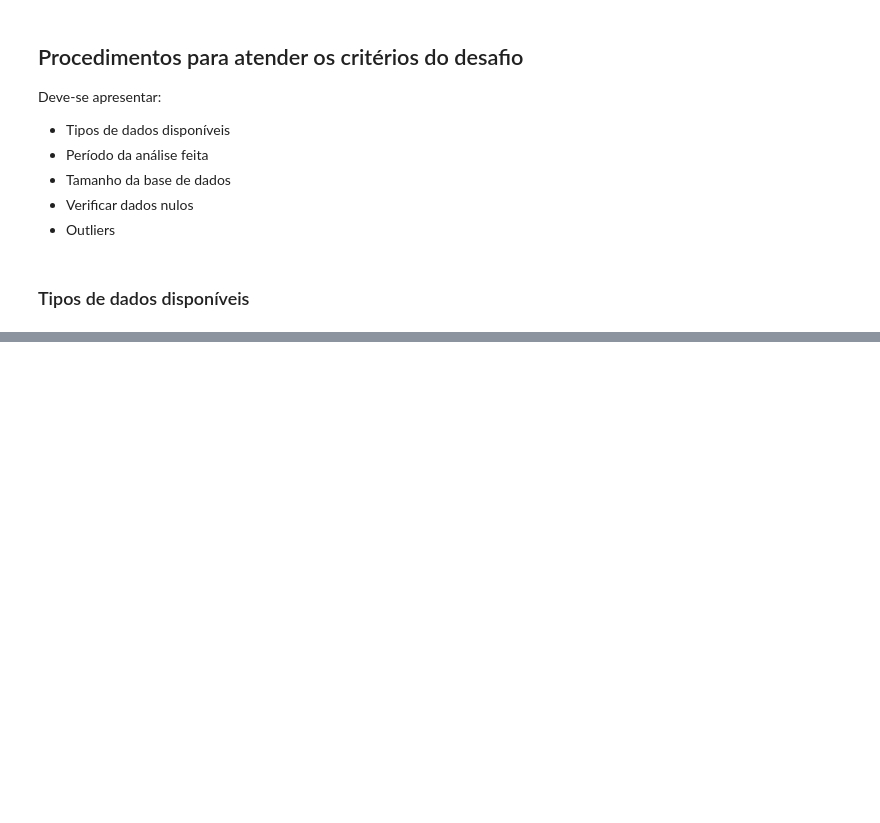
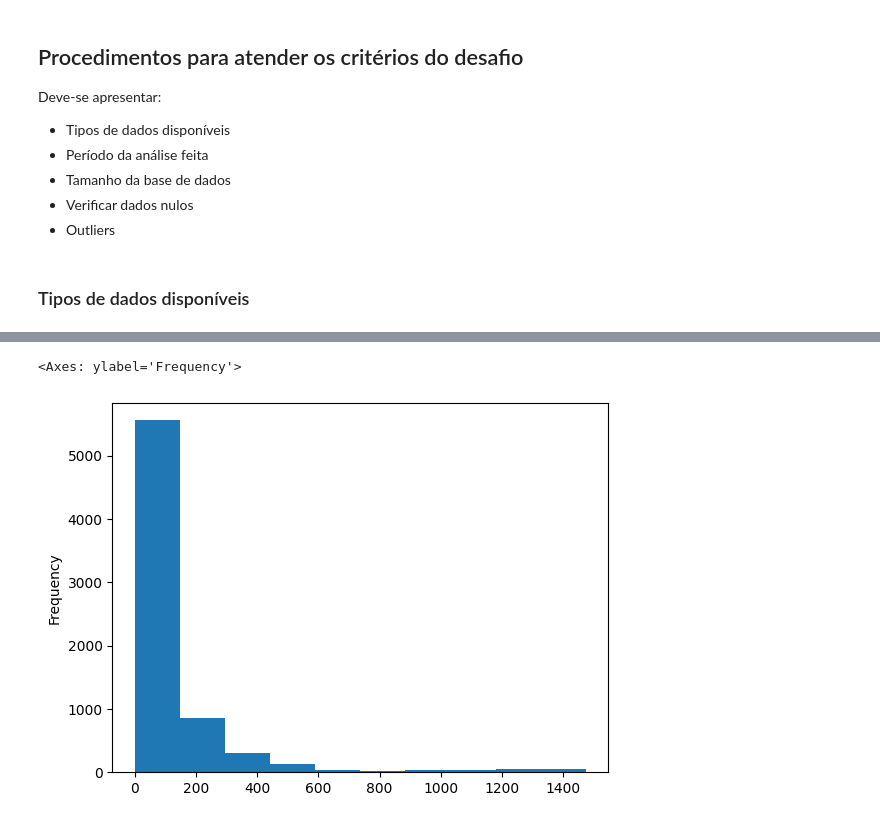
Before and after one commit to jakunzler/rocketseat-ia, a Jupyter notebook: analise_exploratoria/challenge/eda_challenge_solution.ipynb, the cells around one changed output, grey strips where cells are left out. Saved outputs shown, nothing was run; the diff lists cells and outputs as text; code cells hidden in the pictures; blank space fills up the shorter version.

```diff
--- a/analise_exploratoria/challenge/eda_challenge_solution.ipynb
+++ b/analise_exploratoria/challenge/eda_challenge_solution.ipynb
@@ -71,0 +165,5 @@ IndexError: only integers, slices (`:`), ellipsis (`...`), numpy.newaxis (`None`
+# %%
+df['Viewership Score'].plot.hist()
+# %% [output]
+<Axes: ylabel='Frequency'>
+[figure, added]
```
Also changed, not shown: parts of 15 cells of this notebook, 7 other files.
